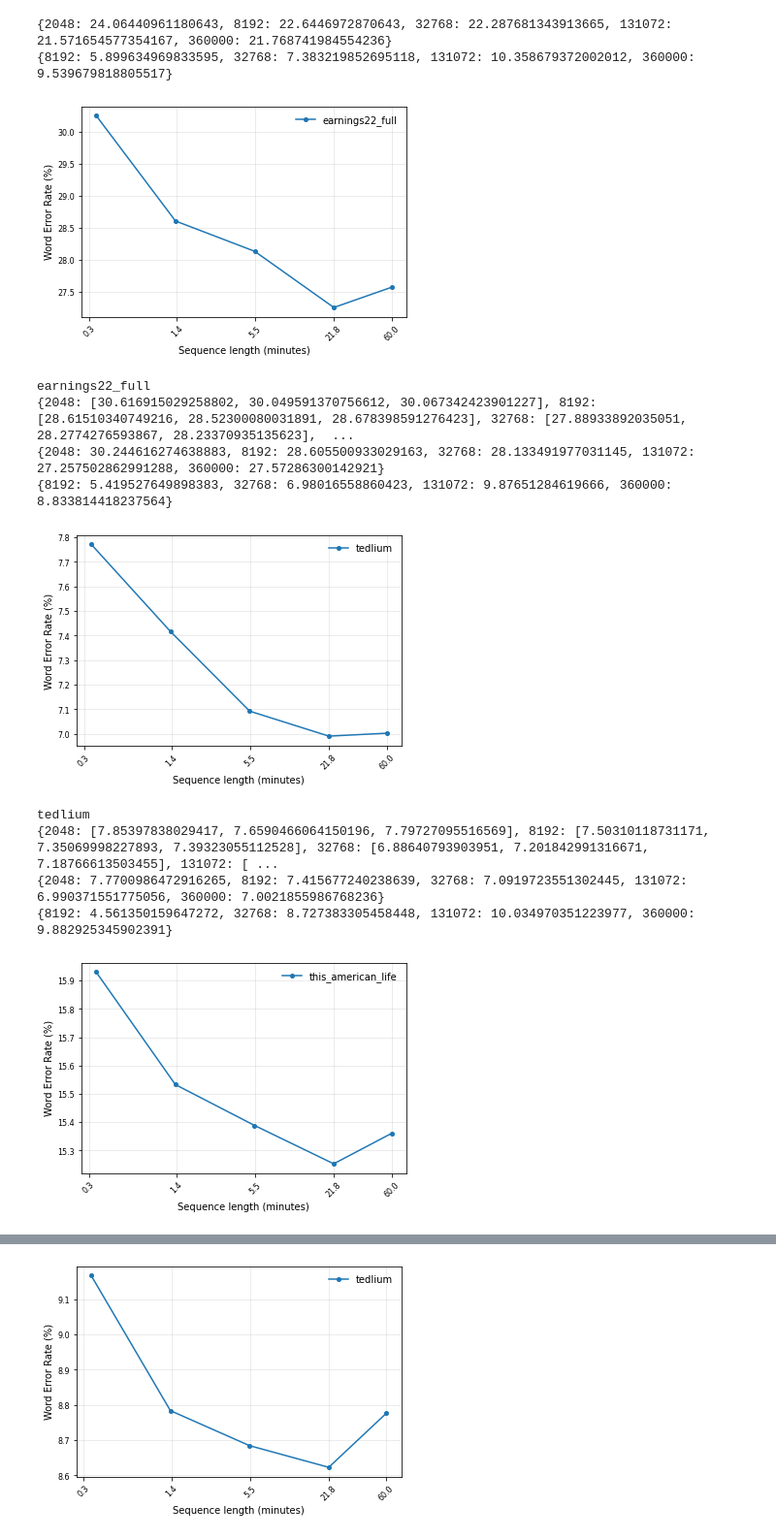
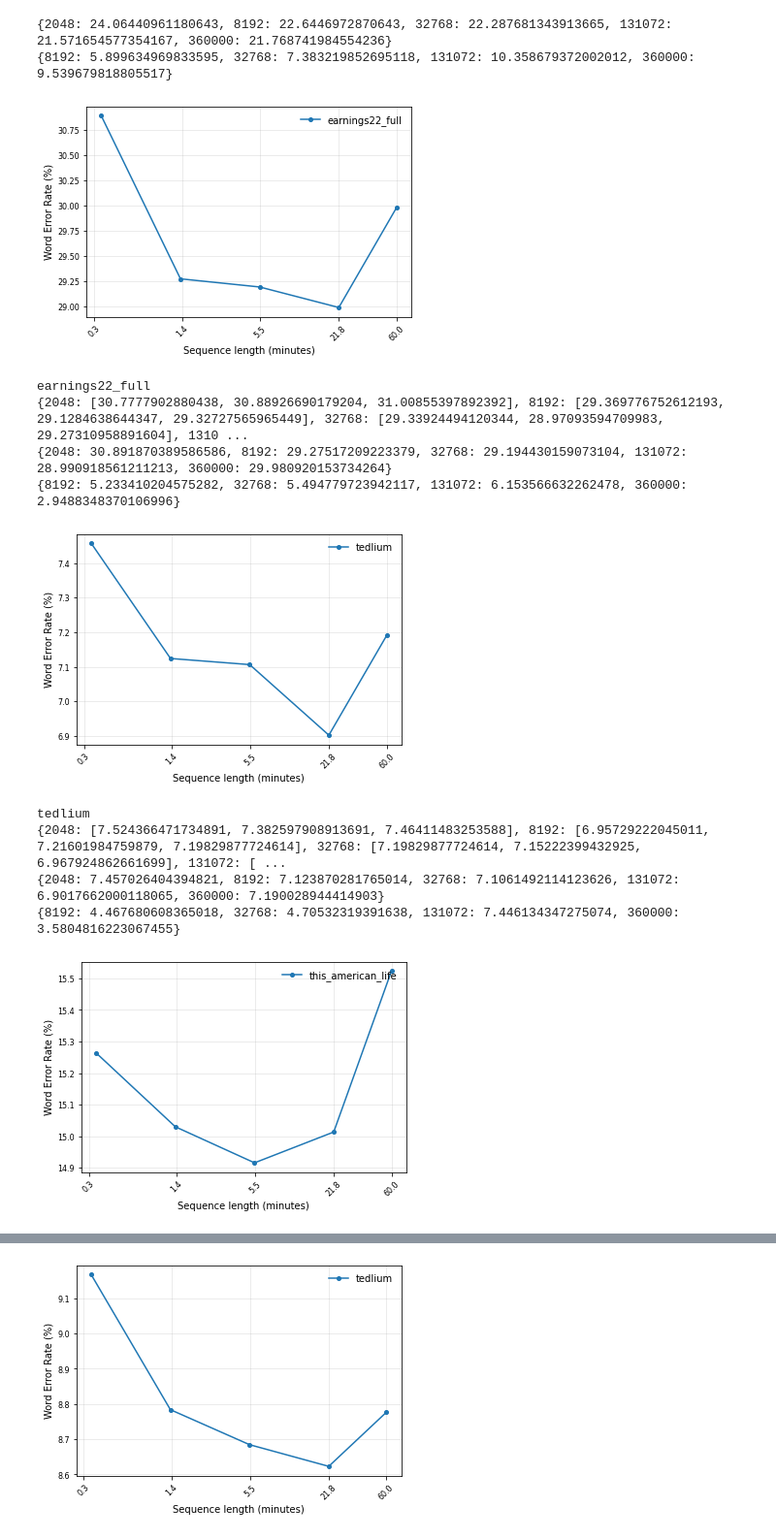
Before and after one commit to robflynnyh/long-context-asr, a Jupyter notebook: eval/results/eval.ipynb, the cells around one changed output, grey strips where cells are left out. Shown at 97% size. Drawn from its saved outputs; the diff is of its cells as text; code cells hidden in the pictures.

```diff
--- a/eval/results/eval.ipynb
+++ b/eval/results/eval.ipynb
@@ -367,46 +367,46 @@ def get_windowed_data(csv, dataset='earnings22_full', split=None, subsampling=8)
 
     return data_dict
 
-csv1 = pd.read_csv('./thesis/spotify_matched_floras.csv')
+csv1 = pd.read_csv('./thesis/spotify_long_only.csv')
 # csv2 = pd.read_csv('./thesis/floras50_final_lcontextFTcsv')
 
 
 for d in ["earnings22_full", "tedlium", "this_american_life", "rev16"]:
 
     earnings = get_windowed_data(csv1, dataset=d, subsampling=8, split='test' if d in ['tedlium', 'this_american_life'] else None)
     # earnings_nft = get_windowed_data(csv2, dataset=d, subsampling=8, average_duplicates=True, return_all=False)
 
 
     plt.plot([el/100/60 for el in sorted(earnings.keys())], [np.mean(earnings[key]) for key in sorted(earnings.keys())], label=d, marker='o', markersize=4)
     # plt.plot([el/100/60 for el in sorted(earnings_nft.keys())], [np.mean(earnings_nft[key]) for key in sorted(earnings_nft.keys())], label='Earnings-22 (+ long-context FT)', marker='o', markersize=4)
     ax=plt.gca()
     ax.set_xscale('log', basex=2)
     ax.set_xticks([round(el/100/60, 1) for el in sorted(earnings.keys())])
     ax.get_xaxis().set_major_formatter(matplotlib.ticker.ScalarFormatter())
     plt.rc('xtick', labelsize=tw)
     plt.xticks(rotation=rot)
     plt.rc('ytick', labelsize=tw)
     plt.xlabel('Sequence length (minutes)')
     plt.ylabel('Word Error Rate (%)')
     ax.grid(True, axis='both', alpha=0.3)
     plt.legend(framealpha=0.0, loc='upper right')
     plt.show()
     print(d)
     print(earnings)
     print({k:sum(v)/len(v) for k,v in earnings.items()})
     print(get_percentage_decrease_json({k:{'wer':sum(v)/len(v)} for k,v in earnings.items()}, min_key=2048))
 
 # plt.show()
 # %% [output]
-[figure, old version]
+[figure, new version]
 earnings22_full
-{2048: [30.616915029258802, 30.049591370756612, 30.067342423901227], 8192: [28.61510340749216, 28.52300080031891, 28.678398591276423], 32768: [27.88933892035051, 28.2774276593867, 28.23370935135623],  ...
-{2048: 30.244616274638883, 8192: 28.605500933029163, 32768: 28.133491977031145, 131072: 27.257502862991288, 360000: 27.57286300142921}
-{8192: 5.419527649898383, 32768: 6.98016558860423, 131072: 9.87651284619666, 360000: 8.833814418237564}
+{2048: [30.7777902880438, 30.88926690179204, 31.00855397892392], 8192: [29.369776752612193, 29.1284638644347, 29.32727565965449], 32768: [29.33924494120344, 28.97093594709983, 29.27310958891604], 1310 ...
+{2048: 30.891870389586586, 8192: 29.27517209223379, 32768: 29.194430159073104, 131072: 28.990918561211213, 360000: 29.980920153734264}
+{8192: 5.233410204575282, 32768: 5.494779723942117, 131072: 6.153566632262478, 360000: 2.9488348370106996}
-[figure, old version]
+[figure, new version]
 tedlium
-{2048: [7.85397838029417, 7.6590466064150196, 7.79727095516569], 8192: [7.50310118731171, 7.35069998227893, 7.39323055112528], 32768: [6.88640793903951, 7.201842991316671, 7.18766613503455], 131072: [ ...
-{2048: 7.7700986472916265, 8192: 7.415677240238639, 32768: 7.0919723551302445, 131072: 6.990371551775056, 360000: 7.0021855986768236}
-{8192: 4.561350159647272, 32768: 8.727383305458448, 131072: 10.034970351223977, 360000: 9.882925345902391}
+{2048: [7.524366471734891, 7.382597908913691, 7.46411483253588], 8192: [6.95729222045011, 7.21601984759879, 7.19829877724614], 32768: [7.19829877724614, 7.15222399432925, 6.967924862661699], 131072: [ ...
+{2048: 7.457026404394821, 8192: 7.123870281765014, 32768: 7.1061492114123626, 131072: 6.9017662000118065, 360000: 7.190028944414903}
+{8192: 4.467680608365018, 32768: 4.70532319391638, 131072: 7.446134347275074, 360000: 3.5804816223067455}
-[figure, old version]
+[figure, new version]
 this_american_life
```
Also changed, not shown: parts of 7 cells of this notebook, 10 other files.
